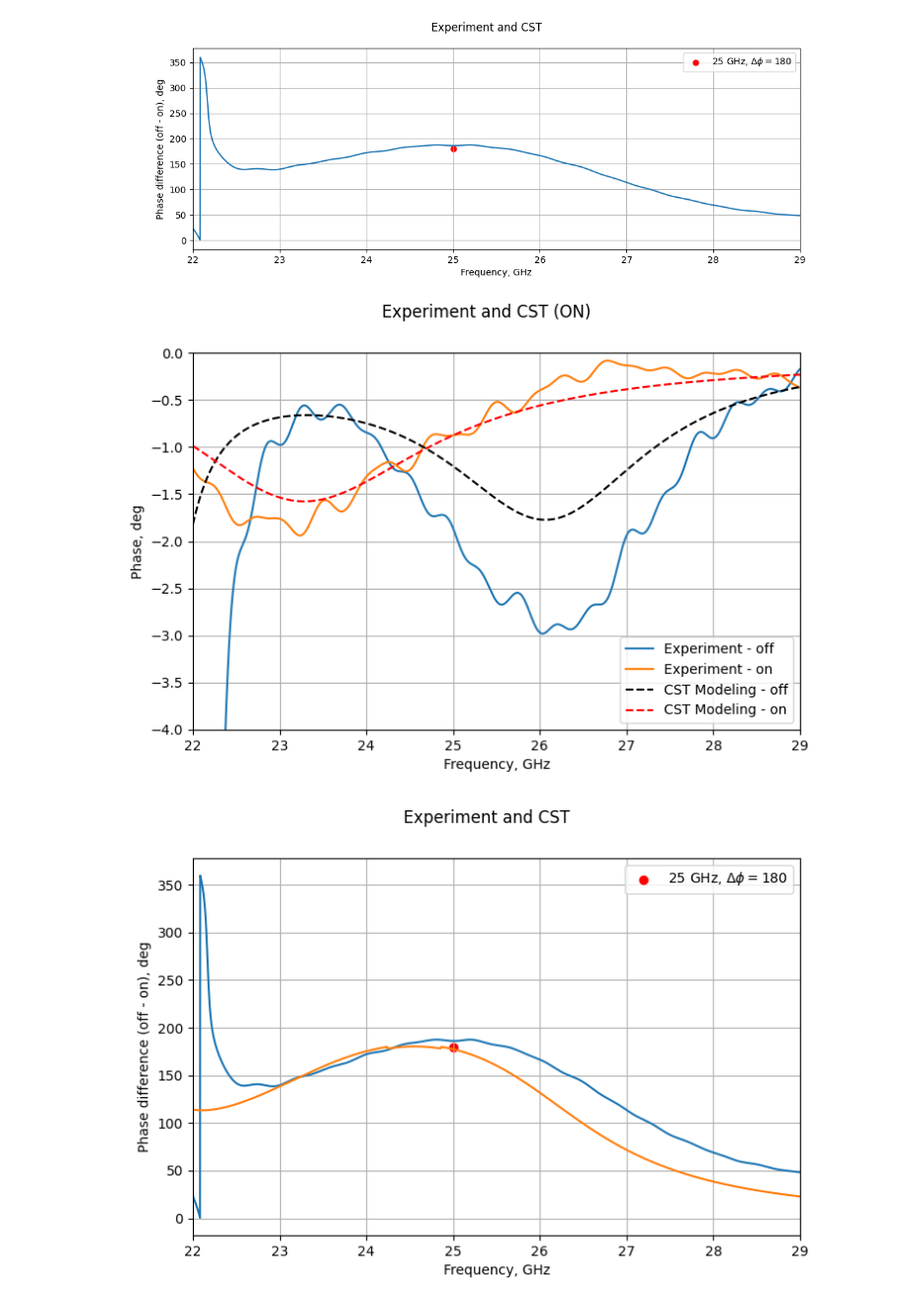
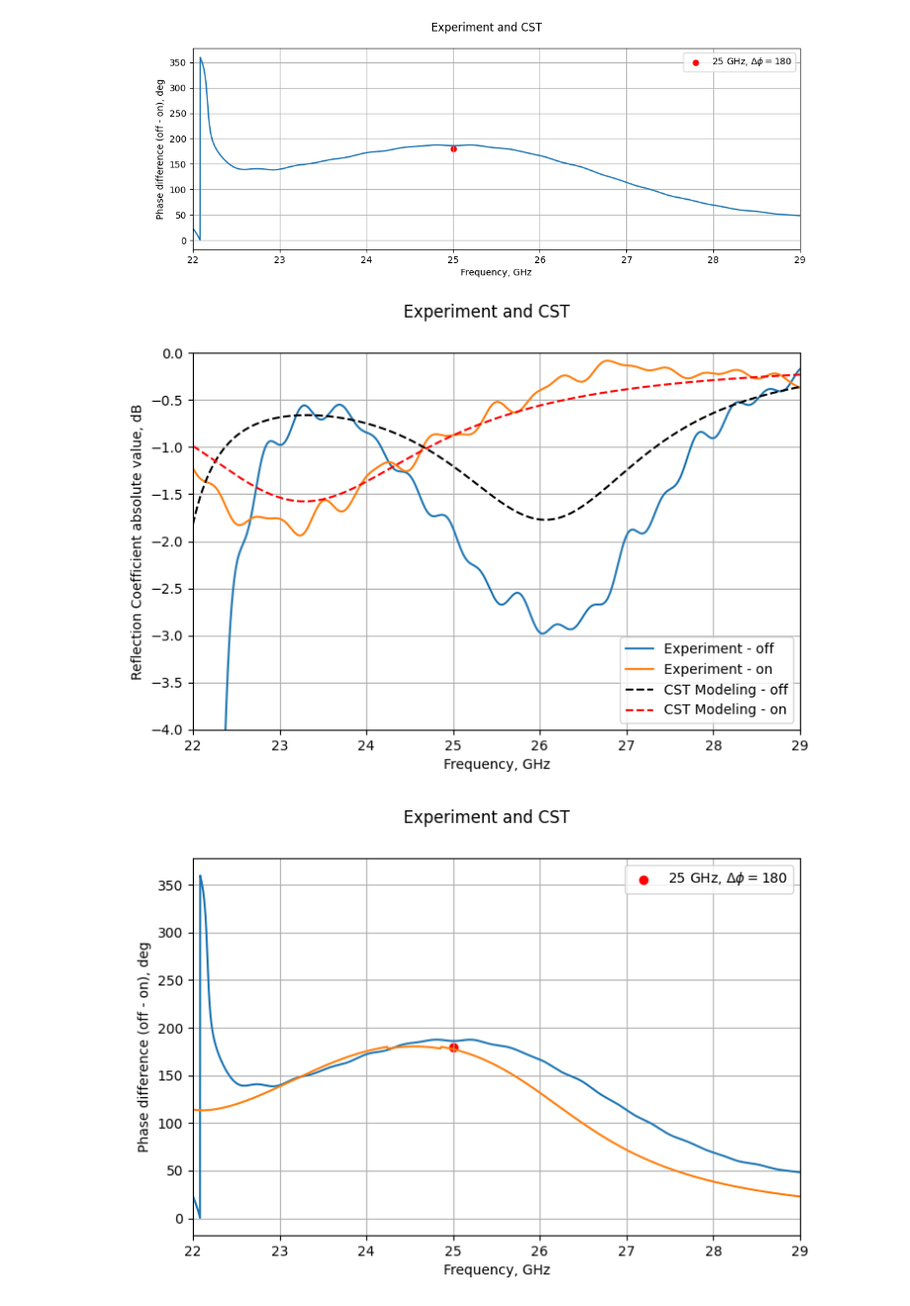
Before and after one commit to isvoropaev02/post_processing_RIS, a Jupyter notebook: 29sept/S21_TM_30deg_29sept.ipynb, the cells around one changed output. Shown at 99% size. Cells and saved outputs as stored; diff of their text form; code cells hidden in the pictures.

```diff
--- a/29sept/S21_TM_30deg_29sept.ipynb
+++ b/29sept/S21_TM_30deg_29sept.ipynb
@@ -272,25 +276,25 @@ plt.show()
 # %%
 fig7 = plt.figure(figsize=(8,5))
 
 ax_1 = fig7.add_subplot(111)
 
 ax_1.plot(frequency*1e-9, 20*np.log10(Gamma_off.apply(abs).to_numpy()), label='Experiment - off')
 ax_1.plot(frequency*1e-9, 20*np.log10(Gamma_on.apply(abs).to_numpy()), label='Experiment - on')
 ax_1.plot(reflecting_coef_off['Frequency'], 20*np.log10(reflecting_coef_off['Sz11'].apply(abs).to_numpy()), linestyle='--', color='k', label='CST Modeling - off')
 ax_1.plot(reflecting_coef_on['Frequency'], 20*np.log10(reflecting_coef_on['Sz11'].apply(abs).to_numpy()), linestyle='--', color='r', label='CST Modeling - on')
 
 ax_1.set_xlabel("Frequency, GHz")
-ax_1.set_ylabel("Phase, deg")
+ax_1.set_ylabel("Reflection Coefficient absolute value, dB")
 ax_1.set_xlim(left=22, right=29)
 ax_1.set_ylim(top=0, bottom=-4)
 ax_1.legend()
 ax_1.grid()
 
 
-fig7.suptitle('Experiment and CST (ON)')
+fig7.suptitle(r'Experiment and CST')
 plt.show()
 # %% [output]
-[figure, old version]
+[figure, new version]
 # %%
 fig8 = plt.figure(figsize=(8,5))
 
```
Also changed, not shown: parts of 1 cell of this notebook, 2 other files.
